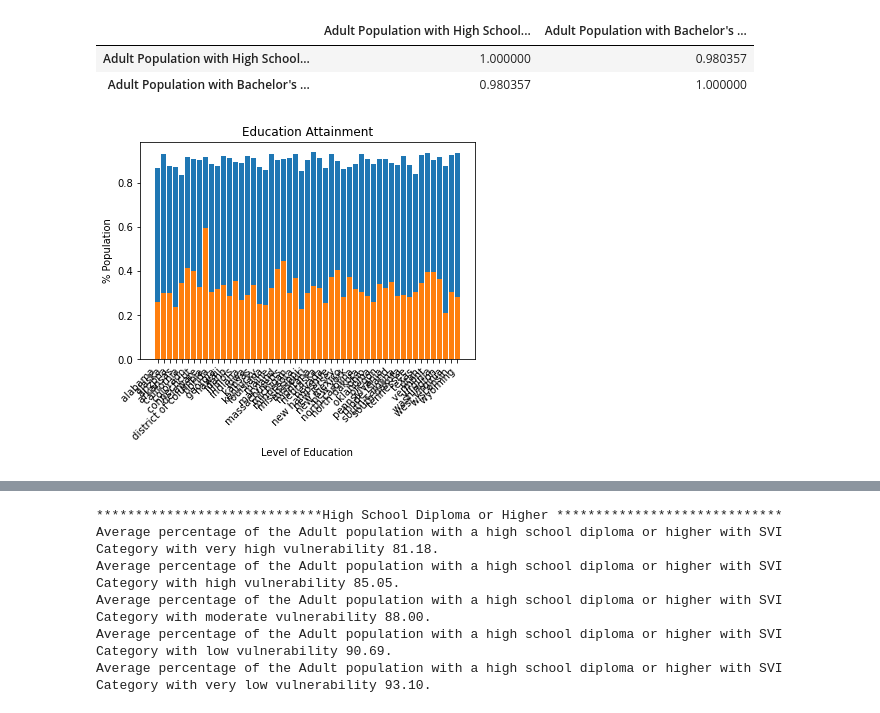
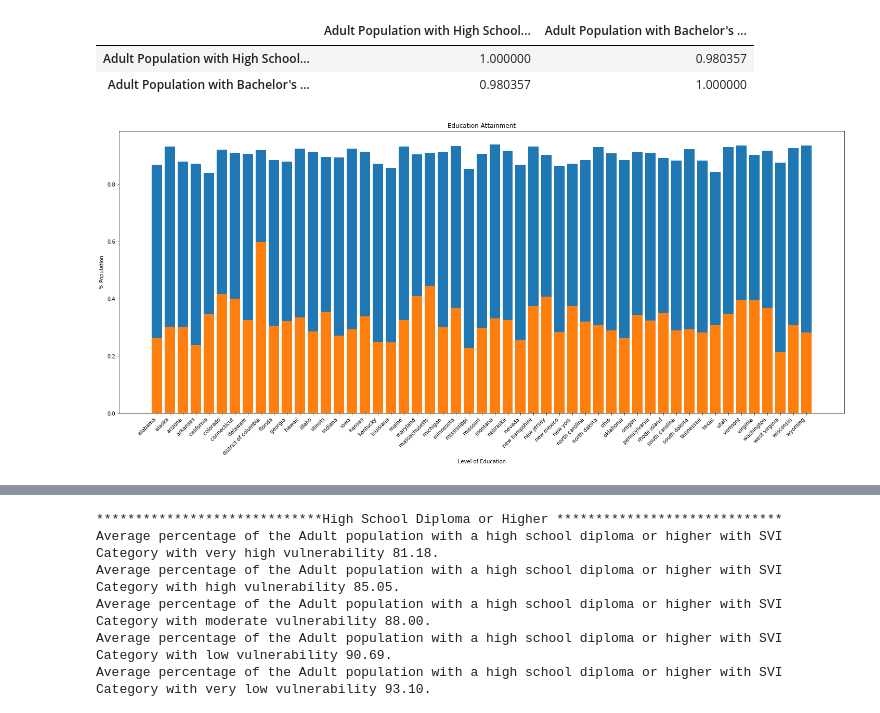
Before and after one commit to allisonjrhee/cs396-final-proj, a Jupyter notebook: 396_Final_Proj.ipynb, the cells around one changed output, grey strips where cells are left out. Drawn from its saved outputs; the diff is of its cells as text; code cells hidden in the pictures.

```diff
--- a/396_Final_Proj.ipynb
+++ b/396_Final_Proj.ipynb
@@ -559,23 +553,24 @@ The Pearson correlation coefficient matrix
 # %%
 edu_states = education_df["State"].unique()
 edu_values = education_df.groupby(["State"]).mean()
 # print(edu_values)
 edu_values["HS/Total"] = edu_values["Adult Population with High School Diploma or Higher"]/edu_values["Total Adult Population"]
 edu_values["BS/Total"] = edu_values["Adult Population with Bachelor's Degree or Higher"]/edu_values["Total Adult Population"]
 # edu_values.sort_values(by=['HS/Total'])
 # print(edu_values)
 
 
 # fig, axs = plt.subplots(1, 2, figsize=(9, 3), sharey=True)
+fig, ax = plt.subplots(figsize=(25, 10))
 plt.bar(edu_states, edu_values["HS/Total"], width=0.8)
 plt.bar(edu_states, edu_values["BS/Total"], width=0.8)
 plt.xticks(rotation = 45, ha='right')
 plt.xlabel("Level of Education")
 plt.ylabel('% Population')
 plt.title("Education Attainment")
 plt.show()
 # %% [output]
-[figure, old version]
+[figure, new version]
 # %%
 newdf = vaccinehesitancy.copy()
 # %%
```
Also changed, not shown: parts of 12 cells of this notebook.
